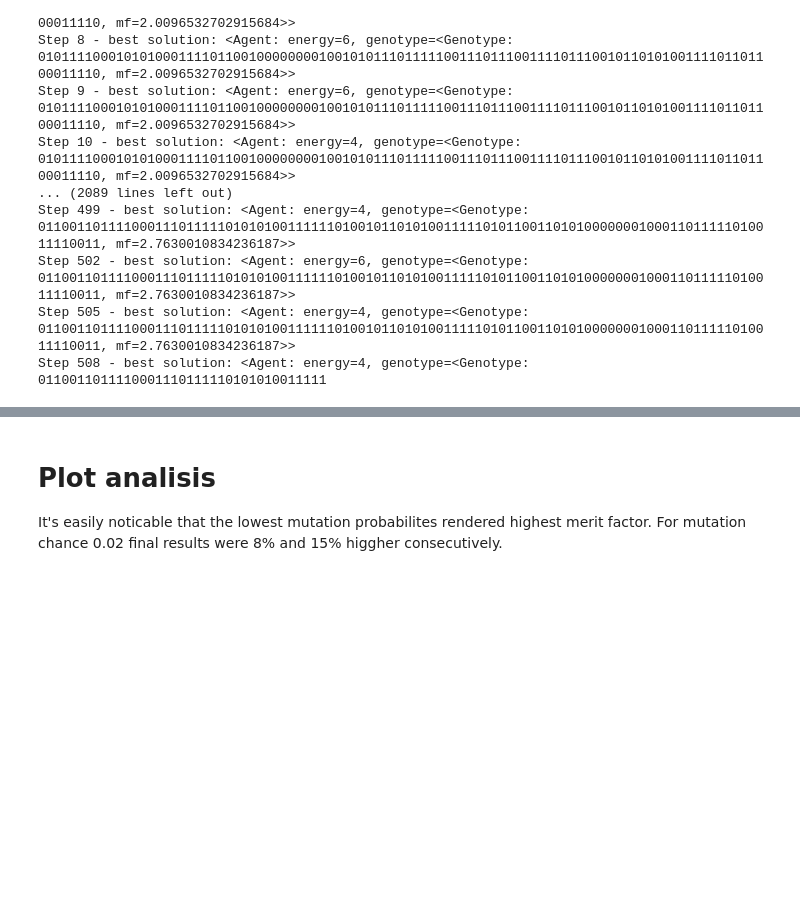
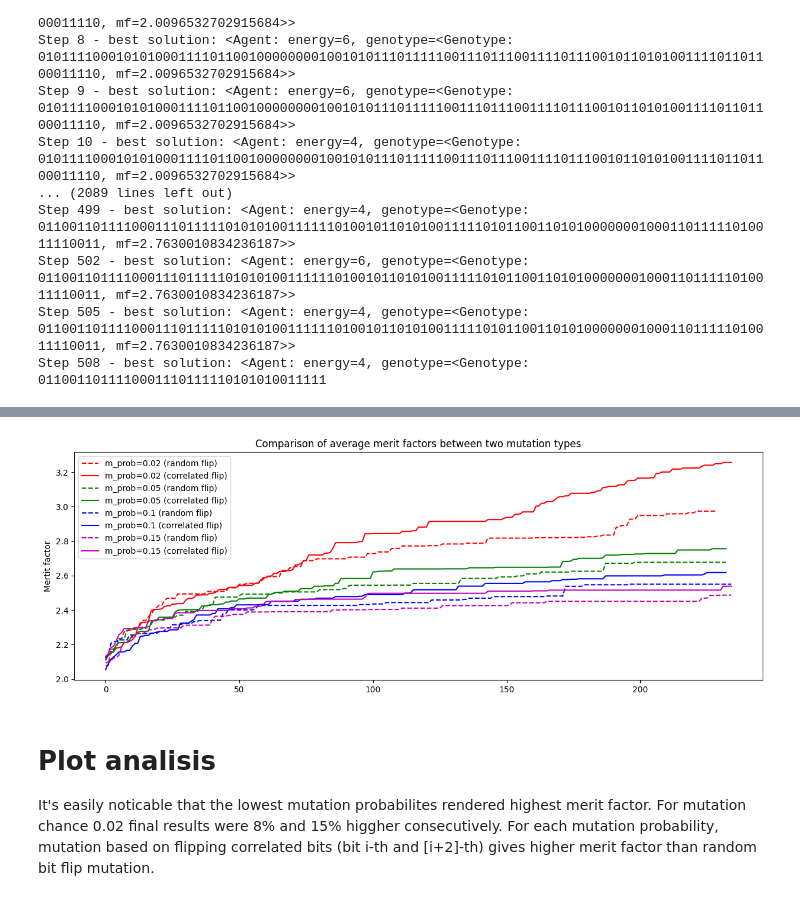
Before and after one commit to ToJestKrzysio/EvolutionaryProject, a Jupyter notebook: EMAS.ipynb, the cells around one changed output, grey strips where cells are left out. Drawn from its saved outputs; the diff is of its cells as text; code cells hidden in the pictures; blank space fills up the shorter version.

```diff
--- a/EMAS.ipynb
+++ b/EMAS.ipynb
@@ -509,3 +472,24 @@ plt.show()
+# %%
+plt.figure(figsize=(15,5))
+
+colors = ['r','g','b','m']
+for run_data_rand, run_data_cor,color in zip(mut_rand, mut_fl_cor,colors):
+    plt.plot([statistics.mean(s) for s in zip(*run_data_rand['best_scores'])],color+'--')
+    plt.plot([statistics.mean(s) for s in zip(*run_data_cor['best_scores'])],color)
+
+
+plt.title('Comparison of average merit factors between two mutation types')
+labels = []
+for prob in mutation_prob_search_list:
+    labels.append(f"m_prob={prob} (random flip)")
+    labels.append(f"m_prob={prob} (correlated flip)")
+plt.legend(labels)
+plt.ylabel('Mertit factor')
+
+plt.show()
+# %% [output]
+[figure, added]
 # %% [markdown]
 # Plot analisis
 It's easily noticable that the lowest mutation probabilites rendered highest merit factor. For mutation chance 0.02 final results were 8% and 15% higgher consecutively.
+For each mutation probability, mutation based on flipping correlated bits (bit i-th and [i+2]-th) gives higher merit factor than random bit flip mutation.
```
Also changed, not shown: parts of 13 cells of this notebook.
